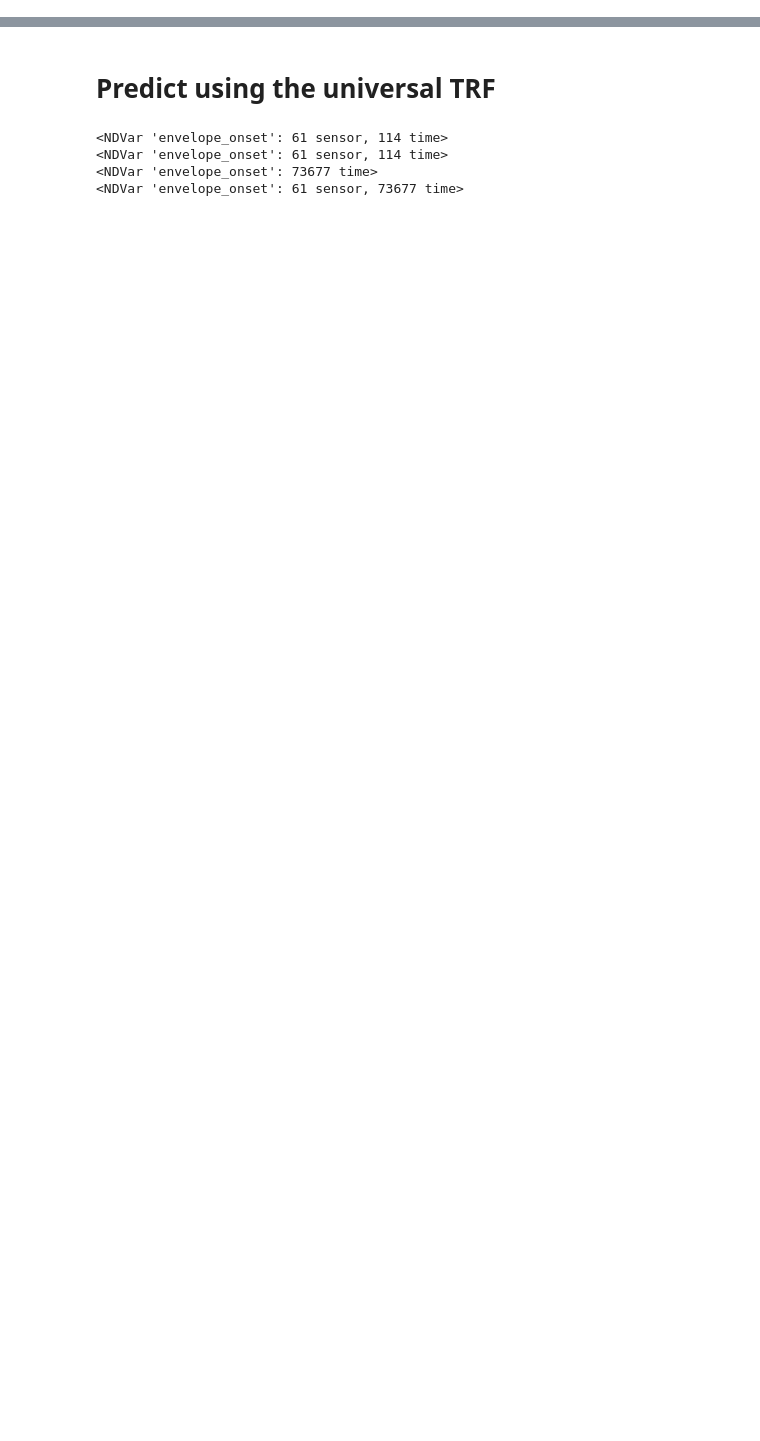
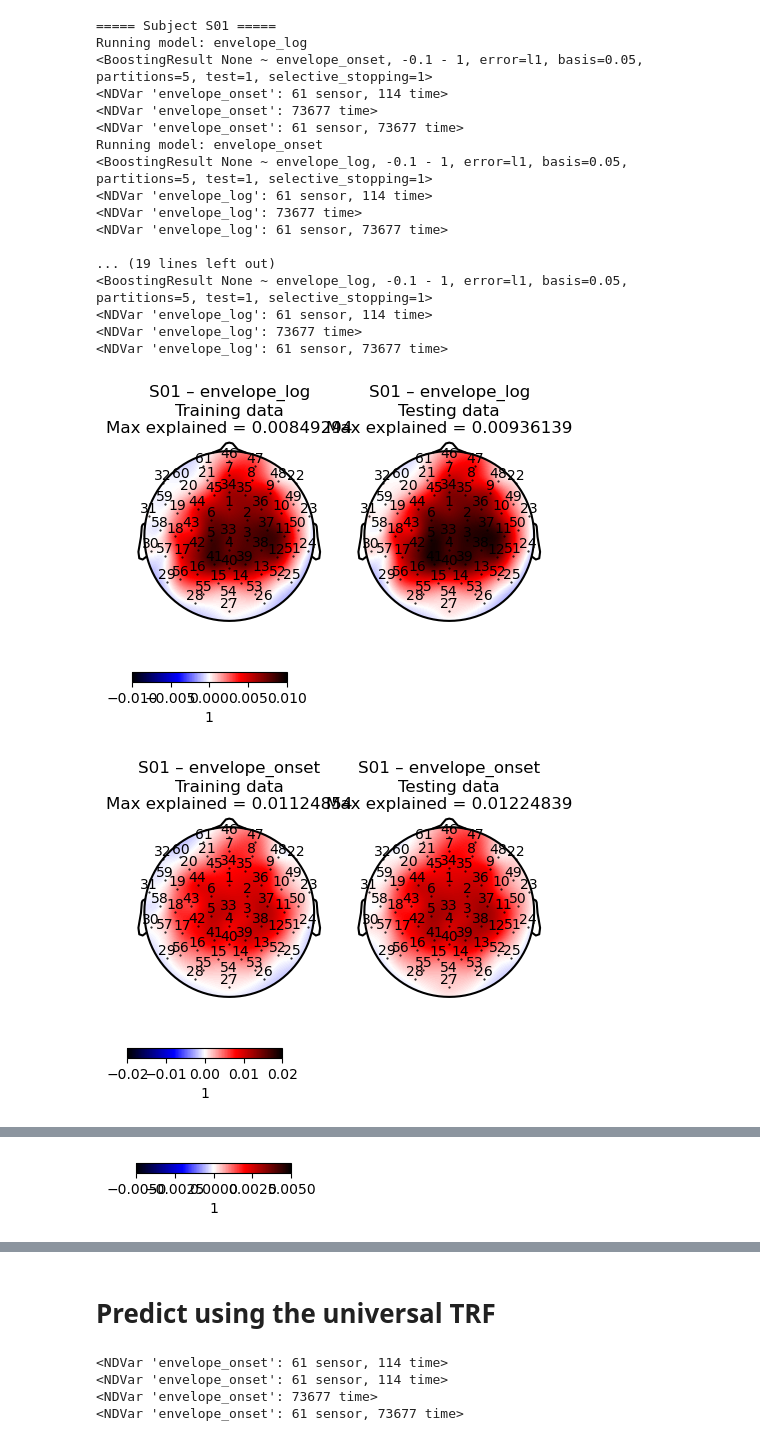
Before and after one commit to manito-coder/Alice, a Jupyter notebook: analysis/predict-eeg.ipynb, the cells around one changed output, grey strips where cells are left out. Cells and saved outputs as stored; diff of their text form; code cells hidden in the pictures; blank space fills up the shorter version.

```diff
--- a/analysis/predict-eeg.ipynb
+++ b/analysis/predict-eeg.ipynb
@@ -9,0 +78,69 @@ models = get_models()
+# %%
+subjects = ['S01', 'S03', 'S04']
+eeg_list = []
+eeg_predicted_list = []
+
+for subject in subjects:
+    print(f'\n===== Subject {subject} =====')
+    eeg = eelbrain.load.unpickle(STIMULUS_DIR / f'{subject}concatenated_eeg.pickle')
+    eeg_list.append(eeg)
+
+    for model in models:
+        print(f'Running model: {model}')
+
+        # Load decoder
+        trf_encoder = eelbrain.load.unpickle(TRF_DIR / f'{subject}' / f'{subject} {model}.pickle')
+
+        # True eeg
+        predictor = subject_model_predictors[subject][model]
+        print(trf_encoder)
+        print(trf_encoder.h_scaled)
+        print(predictor)
+
+        # Predict EEG from predictors
+        eeg_predicted = eelbrain.convolve(trf_encoder.h_scaled, predictor)
+        eeg_predicted_list.append(eeg_predicted)
+        print(eeg_predicted)
+
+        # --- Evaluate prediction ---
+        ss_total = eeg.abs().sum('time')
+        ss_residual = (eeg - eeg_predicted).abs().sum('time')
+        proportion_explained = 1 - (ss_residual / ss_total)
+
+        # Plot results
+        titles = [
+            f'{subject} – {model}\nTraining data\nMax explained = {trf_encoder.proportion_explained.max().round(8)}',
+            f'{subject} – {model}\nTesting data\nMax explained = {proportion_explained.max().round(8)}'
+        ]
+
+        p = eelbrain.plot.Topomap(
+            [trf_encoder.proportion_explained, proportion_explained],
+            sensorlabels='name',
+            clip='circle',
+            rows=1,
+            axtitle=titles
+        )
+
+        p_cb = p.plot_colorbar(width=.1, w=2)
+# %% [output]
+===== Subject S01 =====
+Running model: envelope_log
+<BoostingResult None ~ envelope_onset, -0.1 - 1, error=l1, basis=0.05, partitions=5, test=1, selective_stopping=1>
+<NDVar 'envelope_onset': 61 sensor, 114 time>
+<NDVar 'envelope_onset': 73677 time>
+<NDVar 'envelope_onset': 61 sensor, 73677 time>
+Running model: envelope_onset
+<BoostingResult None ~ envelope_log, -0.1 - 1, error=l1, basis=0.05, partitions=5, test=1, selective_stopping=1>
+<NDVar 'envelope_log': 61 sensor, 114 time>
+<NDVar 'envelope_log': 73677 time>
+<NDVar 'envelope_log': 61 sensor, 73677 time>
+
+... (19 lines left out)
+<BoostingResult None ~ envelope_log, -0.1 - 1, error=l1, basis=0.05, partitions=5, test=1, selective_stopping=1>
+<NDVar 'envelope_log': 61 sensor, 114 time>
+<NDVar 'envelope_log': 73677 time>
+<NDVar 'envelope_log': 61 sensor, 73677 time>
+[figure, added]
+[figure, added]
+[figure, added]
+[figure, added]
@@ -9,0 +148 @@ models = get_models()
+[figure, added]
```
Also changed, not shown: parts of 6 cells of this notebook, 10 other files.
